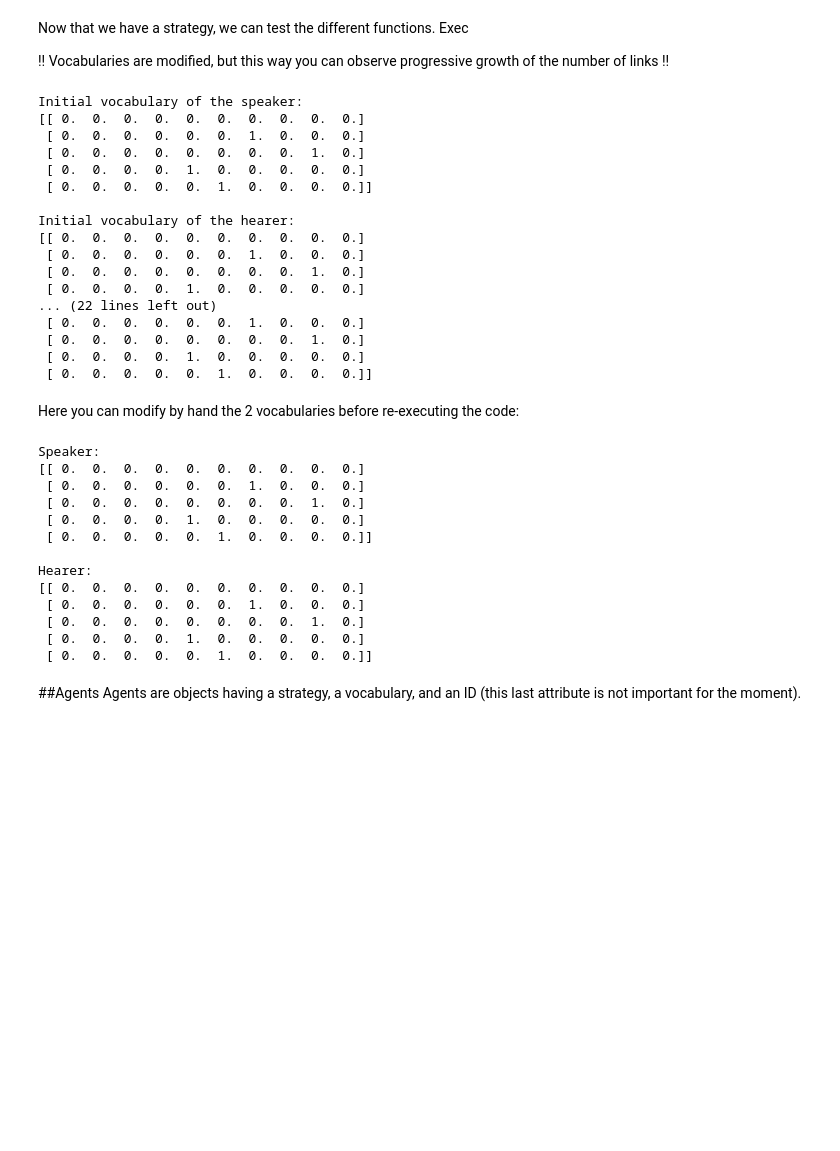
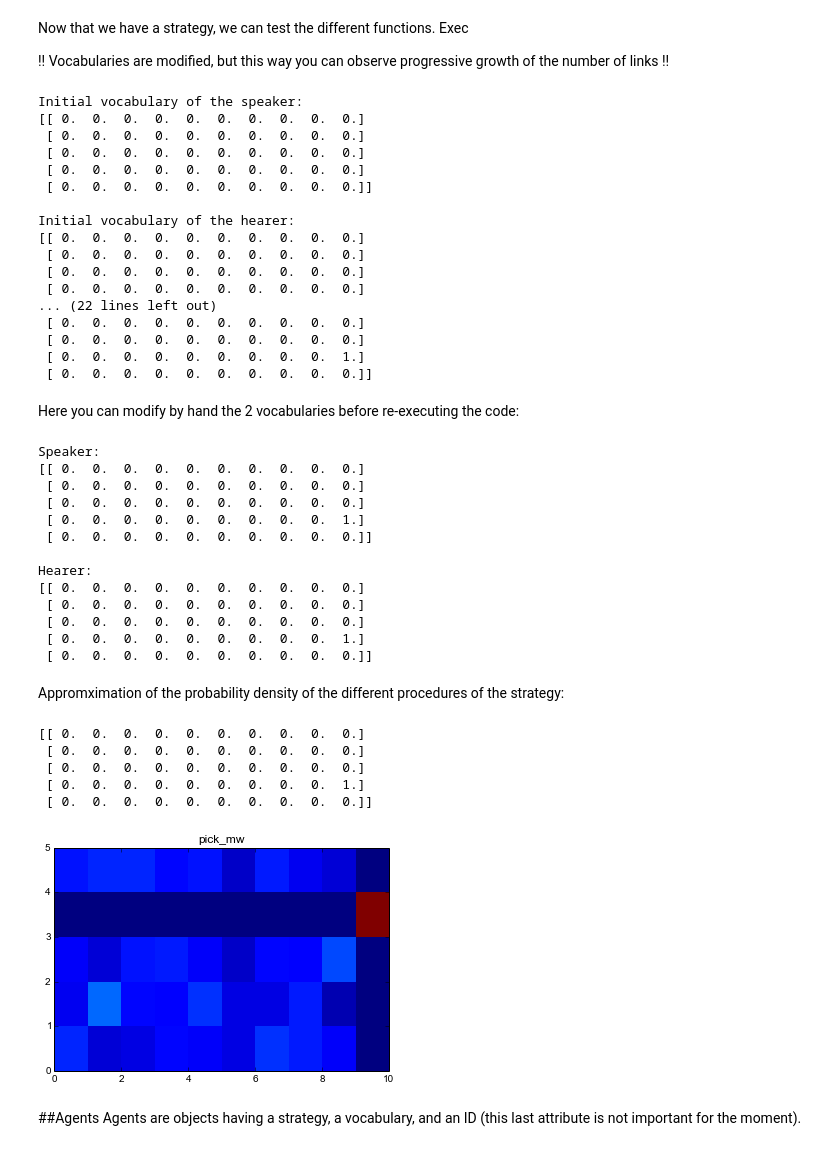
Before and after one commit to flowersteam/naminggamesal, a Jupyter notebook: notebooks/Introduction.ipynb, the cells around one changed output. Saved outputs shown, nothing was run; the diff lists cells and outputs as text; code cells hidden in the pictures; blank space fills up the shorter version.

```diff
--- a/notebooks/Introduction.ipynb
+++ b/notebooks/Introduction.ipynb
@@ -34,6 +34,6 @@ voctest.affiche()
 ###Manipulate the vocabulary
 We can then <u>add</u> an association between meaning 3 and word 4 (of value 1). This means that to refer to meaning 3, an agent using this vocabulary would use word 4.
 # %%
-voctest.add(3,4,1)
-voctest.affiche()
+voctest.add(0,1,1)
+print(voctest)
 # %% [output]
@@ -231,10 +242,10 @@ memory=teststrat.init_memory(voctest) #Not important for the naive strategy, her
 
 
 print("Initial vocabulary of the speaker:")
-voctest_speaker.affiche()
+print(voctest_speaker)
 print(" ")
 print("Initial vocabulary of the hearer:")
-voctest_hearer.affiche()
+print(voctest_hearer)
 print(" ")
 
 mw=teststrat.pick_mw(voctest_speaker,memory)
@@ -263,28 +274,28 @@ teststrat.update_speaker(ms,w,mh,voctest_speaker,memory)
 teststrat.update_hearer(ms,w,mh,voctest_hearer,memory)
 
 print("Updated vocabulary of the speaker:")
-voctest_speaker.affiche()
+print(voctest_speaker)
 print(" ")
 print("Updated vocabulary of the hearer:")
-voctest_hearer.affiche()
+print(voctest_hearer)
 # %% [output]
 Initial vocabulary of the speaker:
 [[ 0.  0.  0.  0.  0.  0.  0.  0.  0.  0.]
- [ 0.  0.  0.  0.  0.  0.  1.  0.  0.  0.]
- [ 0.  0.  0.  0.  0.  0.  0.  0.  1.  0.]
- [ 0.  0.  0.  0.  1.  0.  0.  0.  0.  0.]
- [ 0.  0.  0.  0.  0.  1.  0.  0.  0.  0.]]
+ [ 0.  0.  0.  0.  0.  0.  0.  0.  0.  0.]
+ [ 0.  0.  0.  0.  0.  0.  0.  0.  0.  0.]
+ [ 0.  0.  0.  0.  0.  0.  0.  0.  0.  0.]
+ [ 0.  0.  0.  0.  0.  0.  0.  0.  0.  0.]]
 
 Initial vocabulary of the hearer:
 [[ 0.  0.  0.  0.  0.  0.  0.  0.  0.  0.]
- [ 0.  0.  0.  0.  0.  0.  1.  0.  0.  0.]
- [ 0.  0.  0.  0.  0.  0.  0.  0.  1.  0.]
- [ 0.  0.  0.  0.  1.  0.  0.  0.  0.  0.]
+ [ 0.  0.  0.  0.  0.  0.  0.  0.  0.  0.]
+ [ 0.  0.  0.  0.  0.  0.  0.  0.  0.  0.]
+ [ 0.  0.  0.  0.  0.  0.  0.  0.  0.  0.]
 ... (22 lines left out)
- [ 0.  0.  0.  0.  0.  0.  1.  0.  0.  0.]
- [ 0.  0.  0.  0.  0.  0.  0.  0.  1.  0.]
- [ 0.  0.  0.  0.  1.  0.  0.  0.  0.  0.]
- [ 0.  0.  0.  0.  0.  1.  0.  0.  0.  0.]]
+ [ 0.  0.  0.  0.  0.  0.  0.  0.  0.  0.]
+ [ 0.  0.  0.  0.  0.  0.  0.  0.  0.  0.]
+ [ 0.  0.  0.  0.  0.  0.  0.  0.  0.  1.]
+ [ 0.  0.  0.  0.  0.  0.  0.  0.  0.  0.]]
 # %% [markdown]
 
 
@@ -297,24 +308,36 @@ Here you can modify by hand the 2 vocabularies before re-executing the code:
 #voctest_hearer.add(0,0,0)
 
 print("Speaker:")
-voctest_speaker.affiche()
+print(voctest_speaker)
 print(" ")
 print("Hearer:")
-voctest_hearer.affiche()
+print(voctest_hearer)
 # %% [output]
 Speaker:
 [[ 0.  0.  0.  0.  0.  0.  0.  0.  0.  0.]
- [ 0.  0.  0.  0.  0.  0.  1.  0.  0.  0.]
- [ 0.  0.  0.  0.  0.  0.  0.  0.  1.  0.]
- [ 0.  0.  0.  0.  1.  0.  0.  0.  0.  0.]
- [ 0.  0.  0.  0.  0.  1.  0.  0.  0.  0.]]
+ [ 0.  0.  0.  0.  0.  0.  0.  0.  0.  0.]
+ [ 0.  0.  0.  0.  0.  0.  0.  0.  0.  0.]
+ [ 0.  0.  0.  0.  0.  0.  0.  0.  0.  1.]
+ [ 0.  0.  0.  0.  0.  0.  0.  0.  0.  0.]]
 
 Hearer:
 [[ 0.  0.  0.  0.  0.  0.  0.  0.  0.  0.]
- [ 0.  0.  0.  0.  0.  0.  1.  0.  0.  0.]
- [ 0.  0.  0.  0.  0.  0.  0.  0.  1.  0.]
- [ 0.  0.  0.  0.  1.  0.  0.  0.  0.  0.]
- [ 0.  0.  0.  0.  0.  1.  0.  0.  0.  0.]]
+ [ 0.  0.  0.  0.  0.  0.  0.  0.  0.  0.]
+ [ 0.  0.  0.  0.  0.  0.  0.  0.  0.  0.]
+ [ 0.  0.  0.  0.  0.  0.  0.  0.  0.  1.]
+ [ 0.  0.  0.  0.  0.  0.  0.  0.  0.  0.]]
+# %% [markdown]
+Appromximation of the probability density of the different procedures of the strategy:
+# %%
+voctest_speaker.visual()
+teststrat.visual(voc=voctest_speaker,vtype="pick_mw",iter=500)
+# %% [output]
+[[ 0.  0.  0.  0.  0.  0.  0.  0.  0.  0.]
+ [ 0.  0.  0.  0.  0.  0.  0.  0.  0.  0.]
+ [ 0.  0.  0.  0.  0.  0.  0.  0.  0.  0.]
+ [ 0.  0.  0.  0.  0.  0.  0.  0.  0.  1.]
+ [ 0.  0.  0.  0.  0.  0.  0.  0.  0.  0.]]
+[figure, added]
 # %% [markdown]
 ##Agents
 Agents are objects having a strategy, a vocabulary, and an ID (this last attribute is not important for the moment).
```
Also changed, not shown: parts of 21 cells of this notebook, 4 other files.
